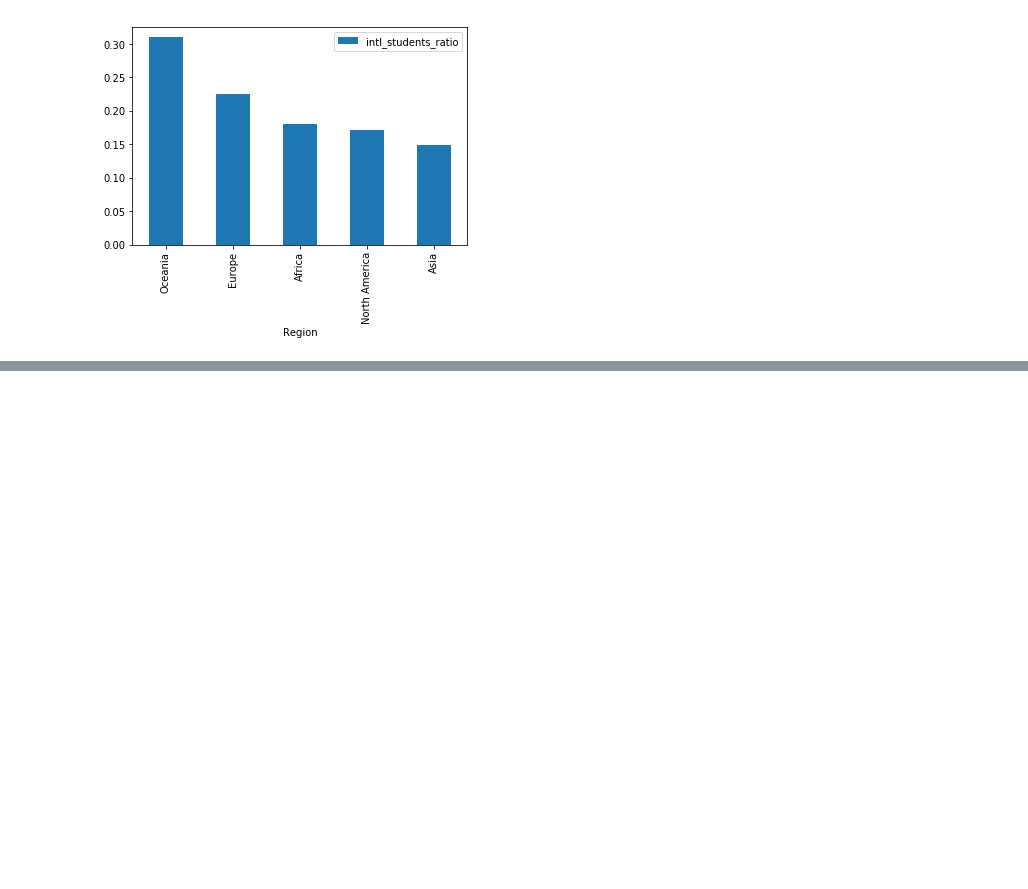
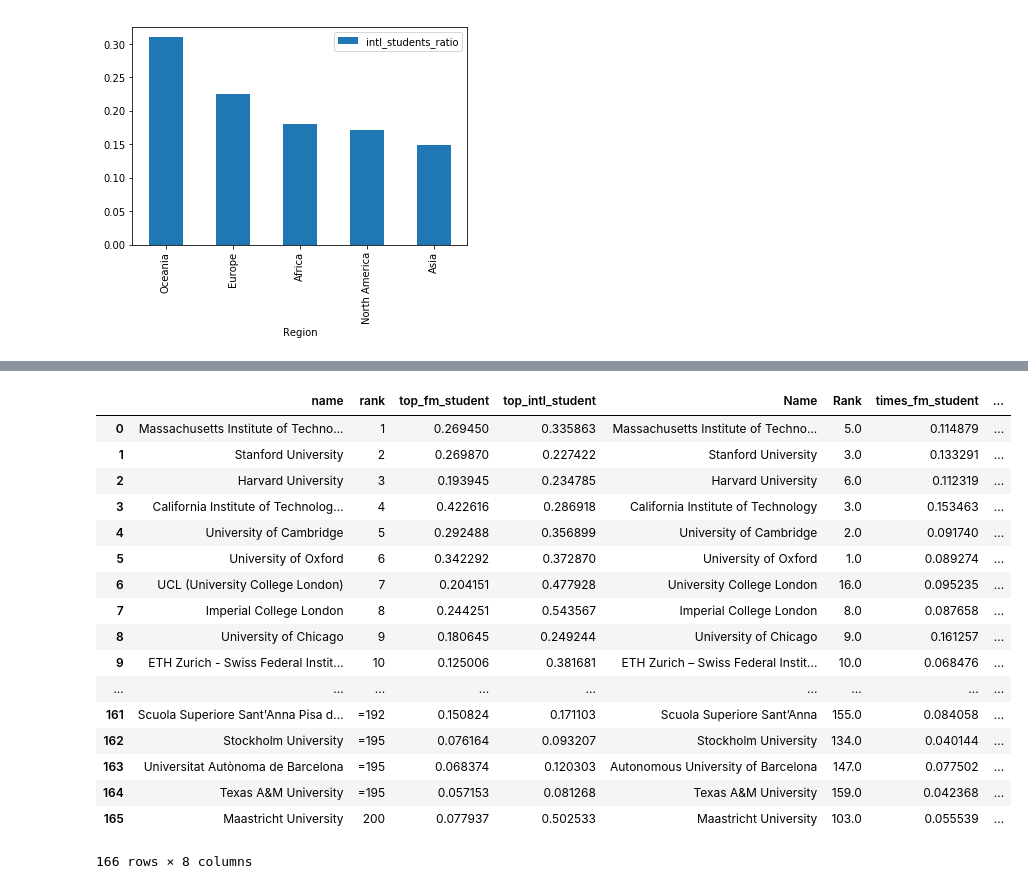
Before and after one commit to antonino-barbera/seanbi, a Jupyter notebook: HW2/Homework 2.ipynb, the cells around one changed output, grey strips where cells are left out. Drawn from its saved outputs; the diff is of its cells as text; code cells hidden in the pictures; blank space fills up the shorter version.

```diff
--- a/HW2/Homework 2.ipynb
+++ b/HW2/Homework 2.ipynb
@@ -399,0 +402,6 @@ times_by_region_ratio2.drop(['FM Total', 'Rank', 'Students International', 'Stud
+# %%
+top_merge=df.assign(top_fm_student=df['faculty_total']/df['students_total'])
+top_merge=top_merge.assign(top_intl_student=df['students_international']/df['students_total'])
+top_merge=top_merge.drop(['country','faculty_international','faculty_total','region','students_international','students_total'],axis=1)
+
+top_merge.head()
@@ -399,0 +415,6 @@ times_by_region_ratio2.drop(['FM Total', 'Rank', 'Students International', 'Stud
+# %%
+times_merge=times.assign(times_fm_student=times['FM Total']/times['Students Total'])
+times_merge=times_merge.assign(times_intl_student=times['Students International']/times['Students Total'])
+times_merge=times_merge.drop(['Country','FM International','FM Total','Region','Students International','Students Total'],axis=1)
+times_merge["name"]=None
+times_merge.head()
@@ -399,0 +538,22 @@ times_by_region_ratio2.drop(['FM Total', 'Rank', 'Students International', 'Stud
+# %%
+universities=pd.merge(top_merge,times_merge,on='name')
+universities
+# %% [output]
+|  | name | rank | top_fm_student | top_intl_student | Name | Rank | times_fm_student | ... |
+| 0 | Massachusetts Institute of Techno... | 1 | 0.269450 | 0.335863 | Massachusetts Institute of Techno... | 5.0 | 0.114879 | ... |
+| 1 | Stanford University | 2 | 0.269870 | 0.227422 | Stanford University | 3.0 | 0.133291 | ... |
+| 2 | Harvard University | 3 | 0.193945 | 0.234785 | Harvard University | 6.0 | 0.112319 | ... |
+| 3 | California Institute of Technolog... | 4 | 0.422616 | 0.286918 | California Institute of Technology | 3.0 | 0.153463 | ... |
+| 4 | University of Cambridge | 5 | 0.292488 | 0.356899 | University of Cambridge | 2.0 | 0.091740 | ... |
+| 5 | University of Oxford | 6 | 0.342292 | 0.372870 | University of Oxford | 1.0 | 0.089274 | ... |
+| 6 | UCL (University College London) | 7 | 0.204151 | 0.477928 | University College London | 16.0 | 0.095235 | ... |
+| 7 | Imperial College London | 8 | 0.244251 | 0.543567 | Imperial College London | 8.0 | 0.087658 | ... |
+| 8 | University of Chicago | 9 | 0.180645 | 0.249244 | University of Chicago | 9.0 | 0.161257 | ... |
+| 9 | ETH Zurich - Swiss Federal Instit... | 10 | 0.125006 | 0.381681 | ETH Zurich – Swiss Federal Instit... | 10.0 | 0.068476 | ... |
+| ... | ... | ... | ... | ... | ... | ... | ... | ... |
+| 161 | Scuola Superiore Sant'Anna Pisa d... | =192 | 0.150824 | 0.171103 | Scuola Superiore Sant’Anna | 155.0 | 0.084058 | ... |
+| 162 | Stockholm University | =195 | 0.076164 | 0.093207 | Stockholm University | 134.0 | 0.040144 | ... |
+| 163 | Universitat Autònoma de Barcelona | =195 | 0.068374 | 0.120303 | Autonomous University of Barcelona | 147.0 | 0.077502 | ... |
+| 164 | Texas A&M University | =195 | 0.057153 | 0.081268 | Texas A&M University | 159.0 | 0.042368 | ... |
+| 165 | Maastricht University | 200 | 0.077937 | 0.502533 | Maastricht University | 103.0 | 0.055539 | ... |
+166 rows × 8 columns
```
Also changed, not shown: parts of 8 cells of this notebook, 1 other file.
